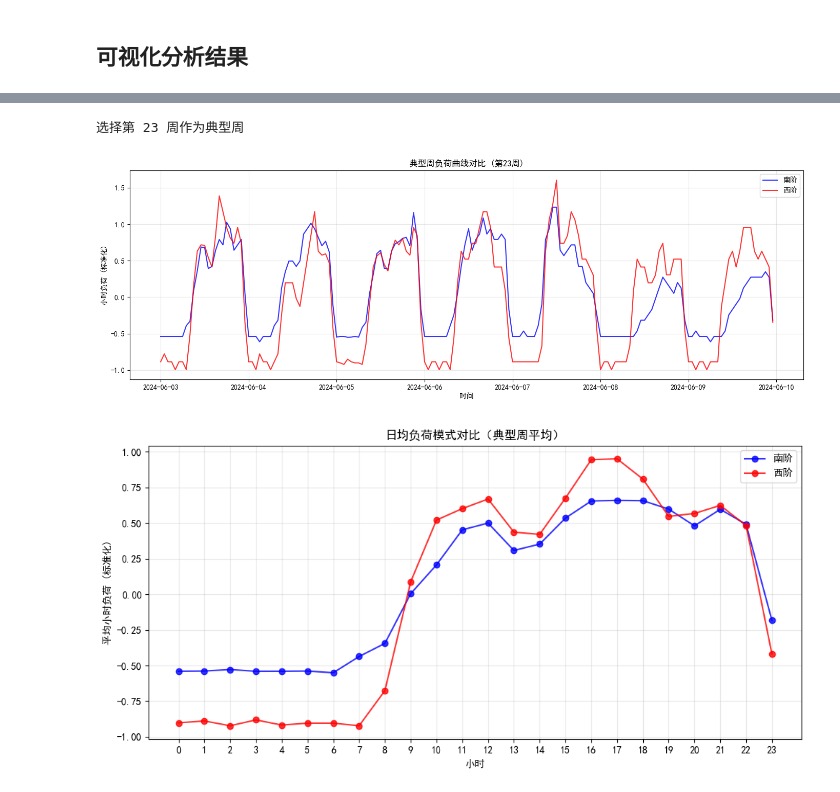
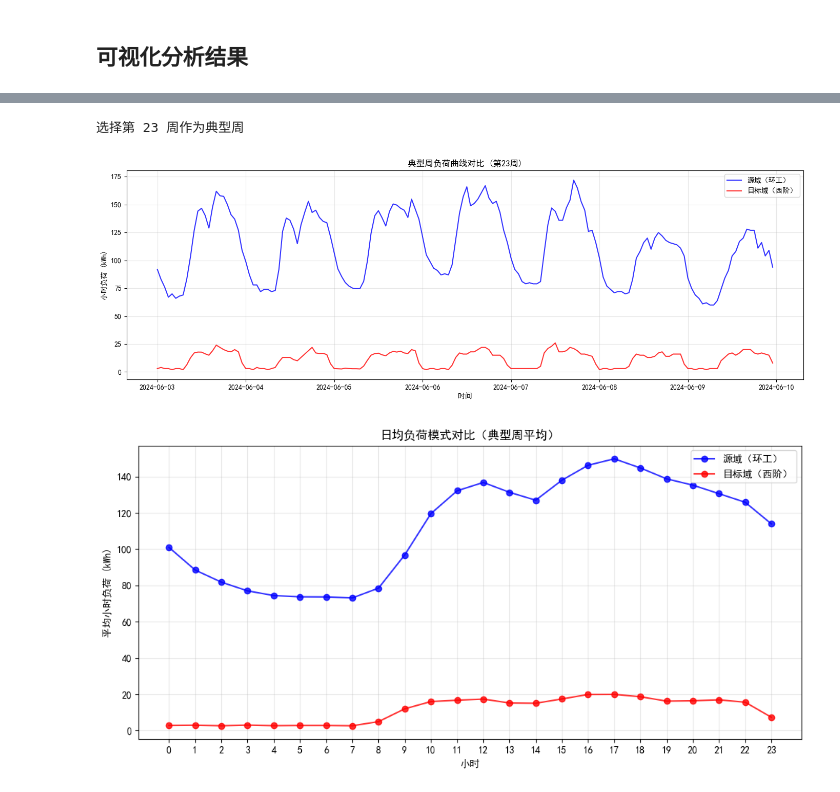
Before and after one commit to HowerL/load_forecasting, a Jupyter notebook: similarity_analysis.ipynb, the cells around one changed output, grey strips where cells are left out. Cells and saved outputs as stored; diff of their text form; code cells hidden in the pictures.

```diff
--- a/similarity_analysis.ipynb
+++ b/similarity_analysis.ipynb
@@ -47,7 +51,10 @@ def load_and_standardize_building(building_name: str) -> Tuple[pd.DataFrame, Sta
     df['timestamp'] = pd.to_datetime(df['timestamp'], errors='coerce')
     df = df.dropna(subset=['timestamp', TARGET_COL]).sort_values('timestamp').reset_index(drop=True)
 
-    # 标准化负荷数据
+    # 保存原始负荷数据
+    df['original_load'] = df[TARGET_COL].copy()
+
+    # 标准化负荷数据（用于VMD分析）
     scaler = StandardScaler()
     df[TARGET_COL] = scaler.fit_transform(df[[TARGET_COL]])
 
@@ -295,21 +342,27 @@ print(f"\n已保存: 相似性分析完整结果.json, 相似性分析汇总.csv
 ## 可视化分析结果
 # %%
 # 选择最佳建筑对进行详细可视化
-best_pair_key = f"{best_pair['源域']}->{best_pair['目标域']}"
+best_pair_key = best_pair['建筑对']
 result = all_results[best_pair_key]
 common_idx = result['common_index']
 K = result['K']
 
+# 确定源域和目标域
+source_name = result['source_candidate']
+target_name = result['target_candidate']
+source_load = result['original_load_a'] if source_name == result.get('building_a', result['source_name']) else result['original_load_b']
+target_load = result['original_load_b'] if target_name == result.get('building_b', result['target_name']) else result['original_load_a']
+
 # 1. 原始负荷对比
 fig, ax = plt.subplots(figsize=(14, 5))
-ax.plot(common_idx, result['source_load'].values, 'b-', alpha=0.7, label=result['source_name'])
-ax.plot(common_idx, result['target_load'].values, 'r-', alpha=0.7, label=result['target_name'])
-ax.set_title(f"原始负荷对比 (相似度: {result['similarity']*100:.2f}%)", fontsize=14)
+ax.plot(common_idx, source_load.values, 'b-', alpha=0.7, label=f'源域（{source_name}）')
+ax.plot(common_idx, target_load.values, 'r-', alpha=0.7, label=f'目标域（{target_name}）')
+ax.set_title(f"负荷对比 (相似度: {result['similarity']*100:.2f}%)", fontsize=14)
 ax.set_xlabel('时间', fontsize=11)
-ax.set_ylabel('负荷 (标准化)', fontsize=11)
+ax.set_ylabel('小时负荷 (kWh)', fontsize=11)
 ax.legend(fontsize=11)
 ax.grid(True, alpha=0.3)
 plt.tight_layout()
-plt.savefig(BASE_DIR / '原始负荷对比.png', dpi=150, bbox_inches='tight')
+plt.savefig(FIGURES_DIR / '原始负荷对比.png', dpi=150, bbox_inches='tight')
 plt.show()
 # %% [output]
@@ -336,8 +398,8 @@ for i in range(K):
 # %%
 # 按周划分数据
 df_weekly = pd.DataFrame({
-    'source': result['source_load'].loc[common_idx].values,
-    'target': result['target_load'].loc[common_idx].values,
+    'source': source_load.loc[common_idx].values,
+    'target': target_load.loc[common_idx].values,
 }, index=common_idx)
 df_weekly['week'] = df_weekly.index.isocalendar().week
 
@@ -355,43 +417,43 @@ typical_week = weekly_stats['total_diff'].idxmin()
 print(f"选择第 {typical_week} 周作为典型周")
 
 # 提取典型周数据
 typical_week_idx = common_idx[common_idx.isocalendar().week == typical_week]
 
 if len(typical_week_idx) >= 24:
-    source_typical = result['source_load'].loc[typical_week_idx]
-    target_typical = result['target_load'].loc[typical_week_idx]
+    source_typical = source_load.loc[typical_week_idx]
+    target_typical = target_load.loc[typical_week_idx]
 
     # 图1：典型周负荷曲线
     fig1, ax1 = plt.subplots(figsize=(14, 5))
-    ax1.plot(typical_week_idx, source_typical.values, 'b-', label=result['source_name'], alpha=0.8)
-    ax1.plot(typical_week_idx, target_typical.values, 'r-', label=result['target_name'], alpha=0.8)
+    ax1.plot(typical_week_idx, source_typical.values, 'b-', label=f'源域（{source_name}）', alpha=0.8)
+    ax1.plot(typical_week_idx, target_typical.values, 'r-', label=f'目标域（{target_name}）', alpha=0.8)
     ax1.set_xlabel('时间')
-    ax1.set_ylabel('小时负荷 (标准化)')
+    ax1.set_ylabel('小时负荷 (kWh)')
     ax1.set_title(f'典型周负荷曲线对比 (第{typical_week}周)')
     ax1.legend()
     ax1.grid(True, alpha=0.3)
     plt.tight_layout()
     plt.show()
 
     # 图2：日均负荷模式
     source_daily = source_typical.groupby(source_typical.index.hour).mean()
     target_daily = target_typical.groupby(target_typical.index.hour).mean()
 
     fig2, ax2 = plt.subplots(figsize=(10, 5))
-    ax2.plot(range(24), source_daily.values, 'b-o', label=result['source_name'], alpha=0.8)
-    ax2.plot(range(24), target_daily.values, 'r-o', label=result['target_name'], alpha=0.8)
+    ax2.plot(range(24), source_daily.values, 'b-o', label=f'源域（{source_name}）', alpha=0.8)
+    ax2.plot(range(24), target_daily.values, 'r-o', label=f'目标域（{target_name}）', alpha=0.8)
     ax2.set_xlabel('小时')
-    ax2.set_ylabel('平均小时负荷 (标准化)')
+    ax2.set_ylabel('平均小时负荷 (kWh)')
     ax2.set_title('日均负荷模式对比（典型周平均）')
     ax2.legend()
     ax2.grid(True, alpha=0.3)
     ax2.set_xticks(range(24))
     plt.tight_layout()
     plt.show()
 # %% [output]
 选择第 23 周作为典型周
-[figure, old version]
+[figure, new version]
-[figure, old version]
+[figure, new version]
 # %% [markdown]
 ## 输出文件说明
 
```
Also changed, not shown: parts of 8 cells of this notebook, 54 other files.
